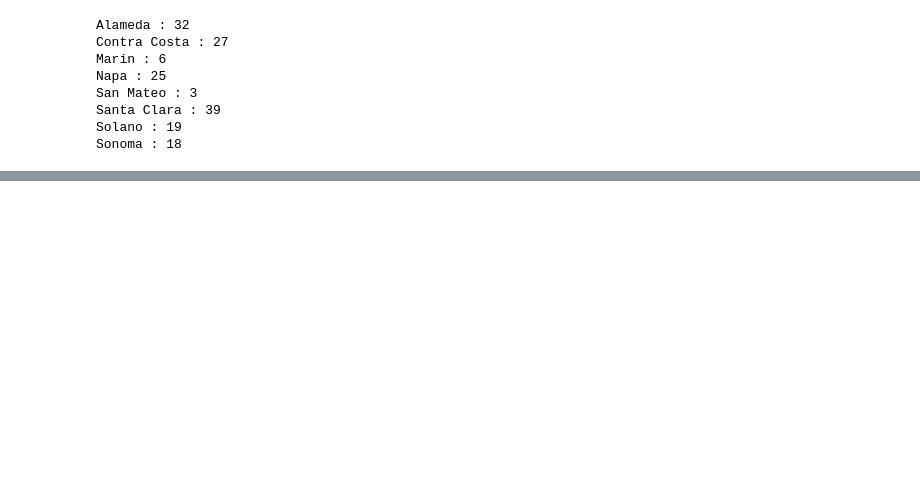
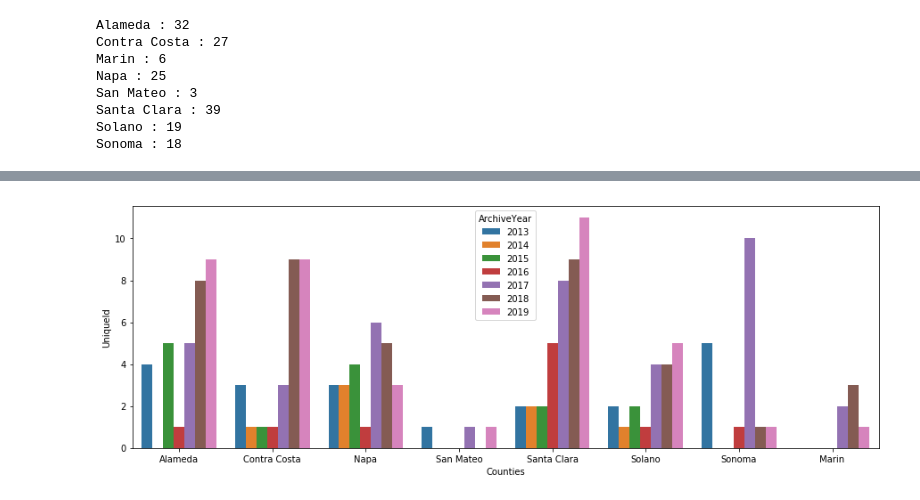
Before and after one commit to siawayforward/DS4A-group-project, a Jupyter notebook: CA-wildfire-data-EDA.ipynb, the cells around one changed output, grey strips where cells are left out. Saved outputs shown, nothing was run; the diff lists cells and outputs as text; code cells hidden in the pictures; blank space fills up the shorter version.

Commit message:
combined Sia and Anja's work on wildfires data

```diff
--- a/CA-wildfire-data-EDA.ipynb
+++ b/CA-wildfire-data-EDA.ipynb
@@ -3,5 +7,5 @@ import pandas as pd
 # %%
-df = pd.read_csv("California_Fire_Incidents.csv")
+df = pd.read_csv("data/California_Fire_Incidents.csv")
 # %%
 df.head(10)
 # %% [output]
@@ -198,0 +185,4 @@ Overall, the data that we need from this dataset is fairly clean and well-labele
+# %%
+# making a df for bay area data only
+df_bay_area = df[df['Counties'].isin(bay_area_counties)]
+df_bay_area.head(2)
@@ -198,0 +194,10 @@ Overall, the data that we need from this dataset is fairly clean and well-labele
+# %%
+# plotting number of fires by county and by year
+annual_fires = df_bay_area[['UniqueId', 'ArchiveYear', 'Counties']].groupby(by=['ArchiveYear', 'Counties']).count().reset_index()
+
+fig, ax = plt.subplots(ncols=1, figsize=(15,5))
+sns.barplot(x='Counties', y='UniqueId', hue='ArchiveYear', data=annual_fires)
+#ax.set(title='Wildfires by Counties over Time', xlabel='Counties', ylabel='Wildfires')
+plt.show()
+# %% [output]
+[figure, added]
```
Also changed, not shown: parts of 12 cells of this notebook.
